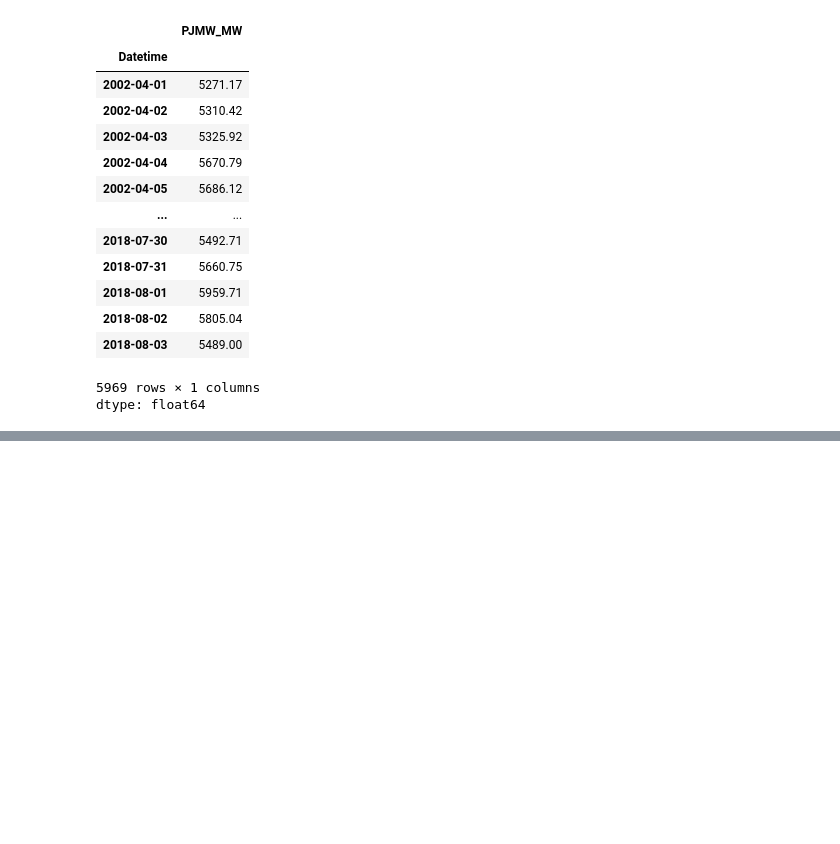
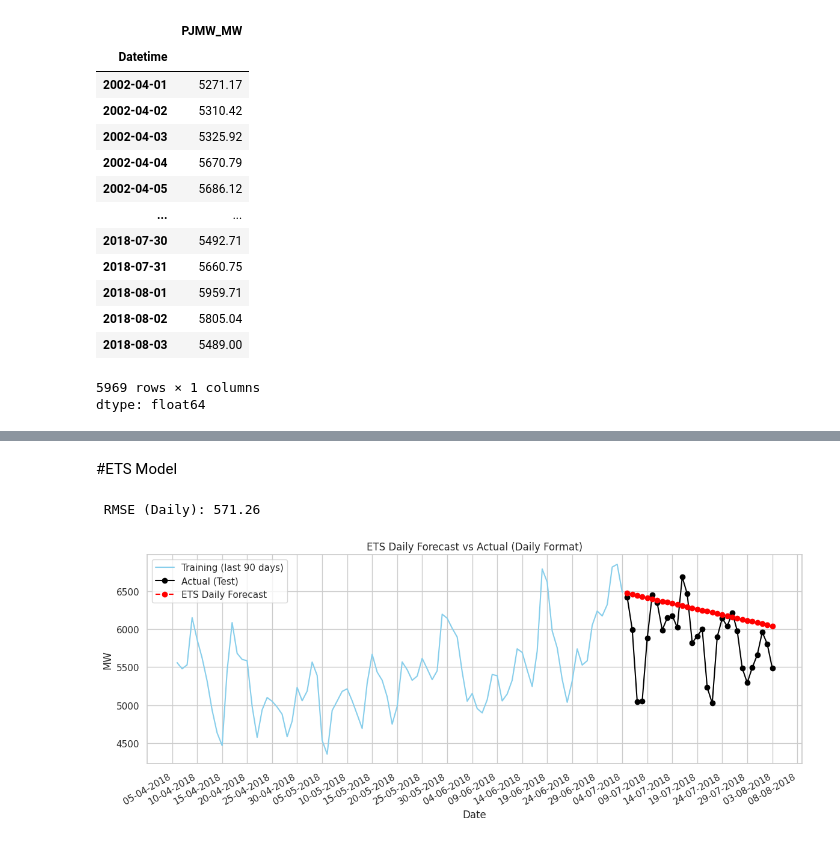
Before and after one commit to rizz045/Energy_Demand_Forecasting_Using_Time_Series_Analysis, a Jupyter notebook: Energy_Demand_Forecasting.ipynb, the cells around one changed output, grey strips where cells are left out. Drawn from its saved outputs; the diff is of its cells as text; code cells hidden in the pictures; blank space fills up the shorter version.

```diff
--- a/Energy_Demand_Forecasting.ipynb
+++ b/Energy_Demand_Forecasting.ipynb
@@ -222,0 +318,57 @@ dtype: float64
+# %% [markdown]
+#ETS Model
+# %%
+import numpy as np
+import matplotlib.pyplot as plt
+from statsmodels.tsa.holtwinters import ExponentialSmoothing
+from sklearn.metrics import mean_squared_error
+
+# Split into Train/Test (last 30d)
+train = df.iloc[:-30]
+test = df.iloc[-30:]
+# %%
+# Step 3: Fit ETS Model
+model = ExponentialSmoothing(train, trend='add', seasonal=None)
+ets_fitted = model.fit()
+
+# Step 4: Forecast 14 steps
+forecast = ets_fitted.forecast(steps=30)
+# forecast
+# %%
+# Evaluate RMSE
+y_true = test.values
+y_pred = forecast.values
+rmse = np.sqrt(mean_squared_error(y_true, y_pred))
+
+# Print Results
+print(f"\n MSE (Daily): {rmse:.2f}")
+# %% [output]
+ RMSE (Daily): 571.26
+# %%
+import matplotlib.pyplot as plt
+import matplotlib.dates as mdates  # ✅ Required for formatting date axis
+
+plt.figure(figsize=(12, 5))
+
+# Plot data
+plt.plot(train[-90:], label="Training (last 90 days)", color="skyblue")
+plt.plot(test, label="Actual (Test)", color="black", marker='o')
+plt.plot(forecast, label="ETS Daily Forecast", color="red", linestyle='--', marker='o')
+
+# Plot formatting
+plt.title("ETS Daily Forecast vs Actual (Daily Format)")
+plt.xlabel("Date")
+plt.ylabel("MW")
+plt.grid(True)
+plt.legend()
+
+# ✅ Format x-axis to show only the date (not time)
+ax = plt.gca()
+ax.xaxis.set_major_formatter(mdates.DateFormatter('%d-%m-%Y'))  # Daily format
+ax.xaxis.set_major_locator(mdates.DayLocator(interval=5))       # Show every 2 days
+plt.gcf().autofmt_xdate()  # Rotate for readability
+
+plt.tight_layout()
+plt.show()
+# %% [output]
+[figure, added]
```
Also changed, not shown: parts of 13 cells of this notebook.
